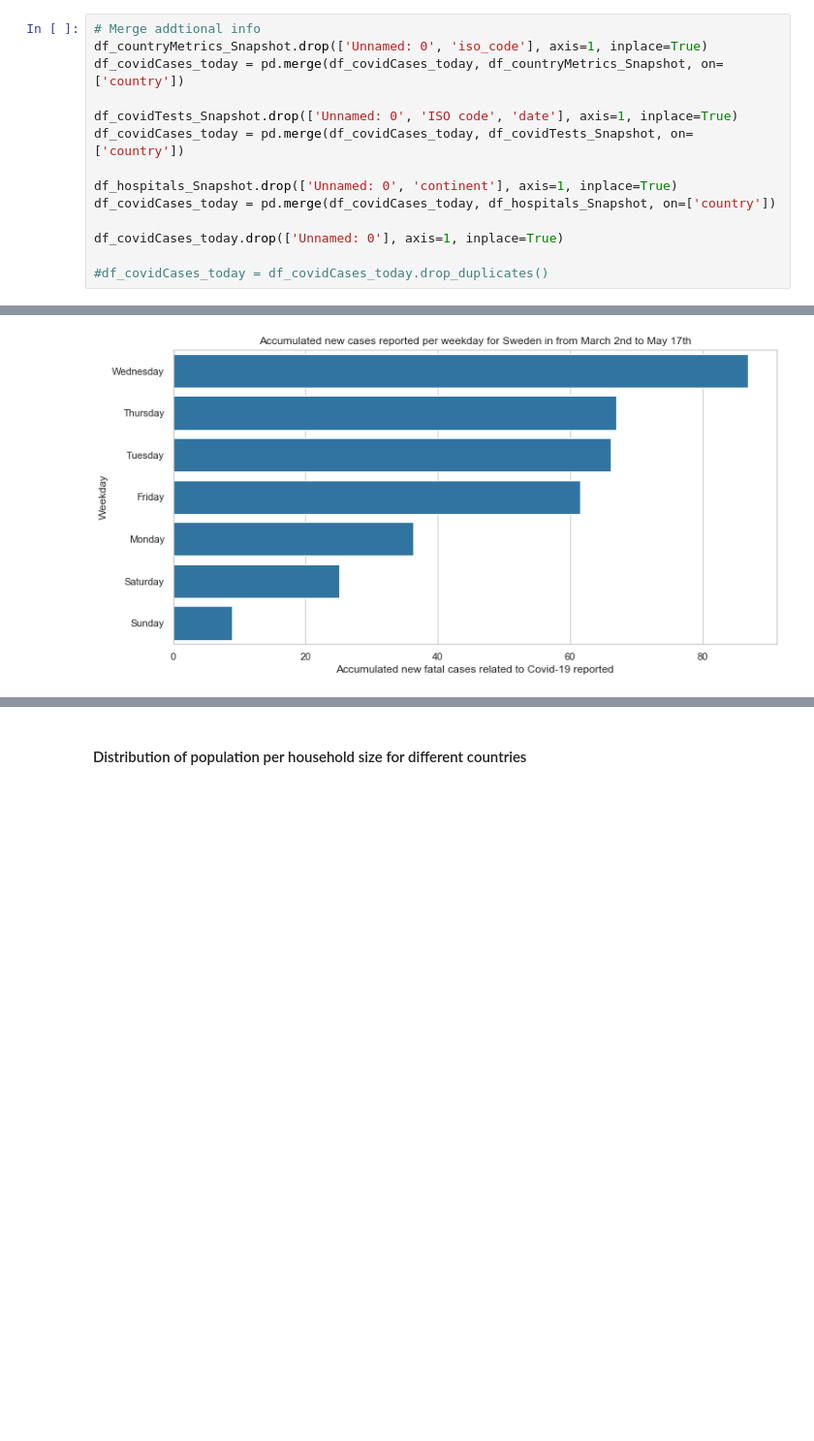
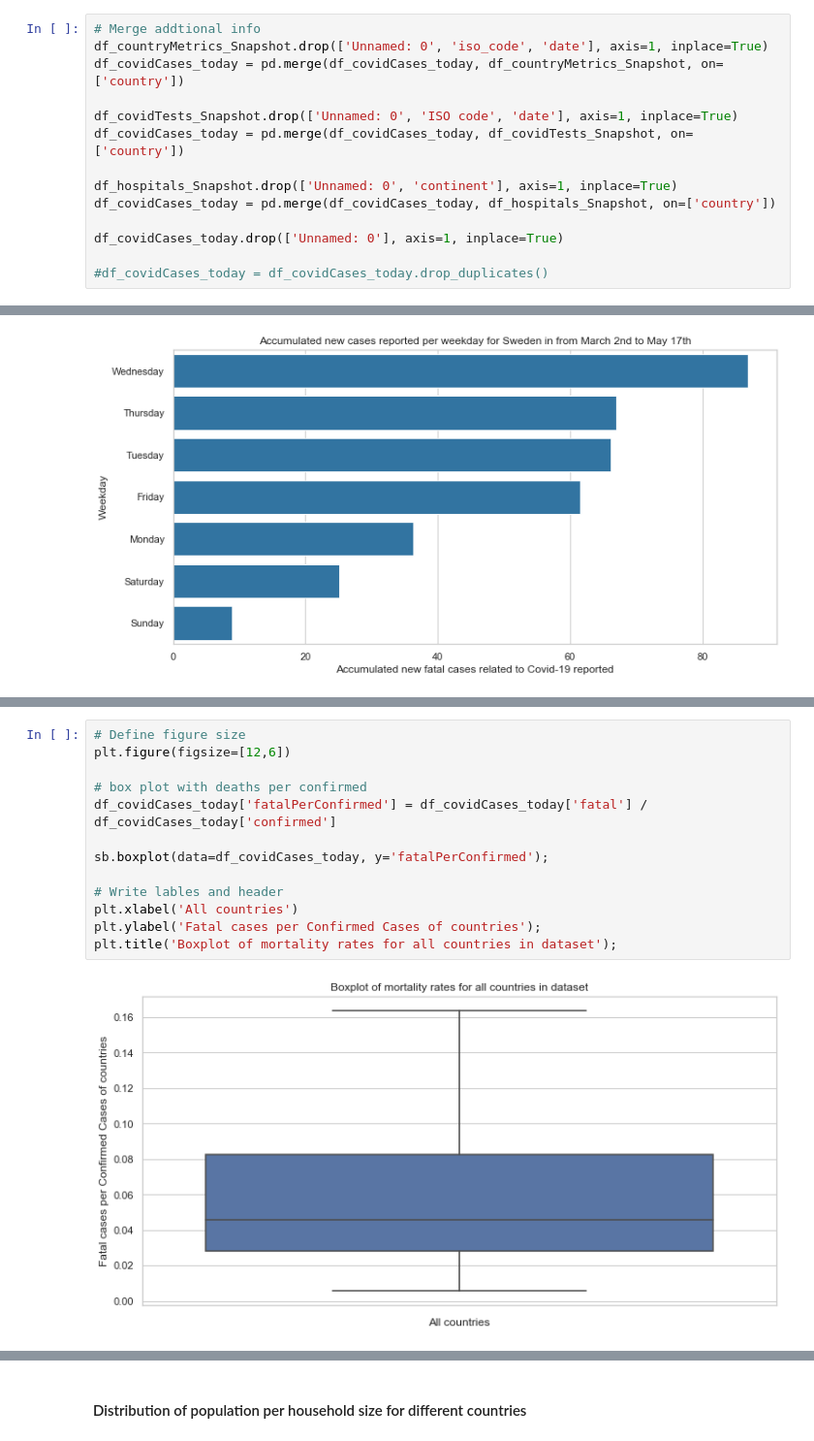
Before and after one commit to AtulSingh-Emyre/AnalysisCovid19, a Jupyter notebook: exploration_Covid19.ipynb, the cells around one changed output, grey strips where cells are left out. Shown at 97% size. Cells and saved outputs as stored; diff of their text form; blank space fills up the shorter version.

```diff
--- a/exploration_Covid19.ipynb
+++ b/exploration_Covid19.ipynb
@@ -132,7 +114,7 @@ In this analysis I will concentrate on comparing nordic countries, as the housin
 df_covidCases_today = df_covidCases_Timeline.query('date == @dateSnapshot')
 # %%
 # Merge addtional info
-df_countryMetrics_Snapshot.drop(['Unnamed: 0', 'iso_code'], axis=1, inplace=True)
+df_countryMetrics_Snapshot.drop(['Unnamed: 0', 'iso_code', 'date'], axis=1, inplace=True)
 df_covidCases_today = pd.merge(df_covidCases_today, df_countryMetrics_Snapshot, on=['country'])
 
 df_covidTests_Snapshot.drop(['Unnamed: 0', 'ISO code', 'date'], axis=1, inplace=True)
@@ -601,0 +602,15 @@ Looking at the distribution of daily reported fatal cases related to Covid-19 of
+# %%
+# Define figure size
+plt.figure(figsize=[12,6])
+
+# box plot with deaths per confirmed
+df_covidCases_today['fatalPerConfirmed'] = df_covidCases_today['fatal'] / df_covidCases_today['confirmed']
+
+sb.boxplot(data=df_covidCases_today, y='fatalPerConfirmed');
+
+# Write lables and header
+plt.xlabel('All countries')
+plt.ylabel('Fatal cases per Confirmed Cases of countries');
+plt.title('Boxplot of mortality rates for all countries in dataset');
+# %% [output]
+[figure, added]
```
Also changed, not shown: parts of 61 cells of this notebook.
